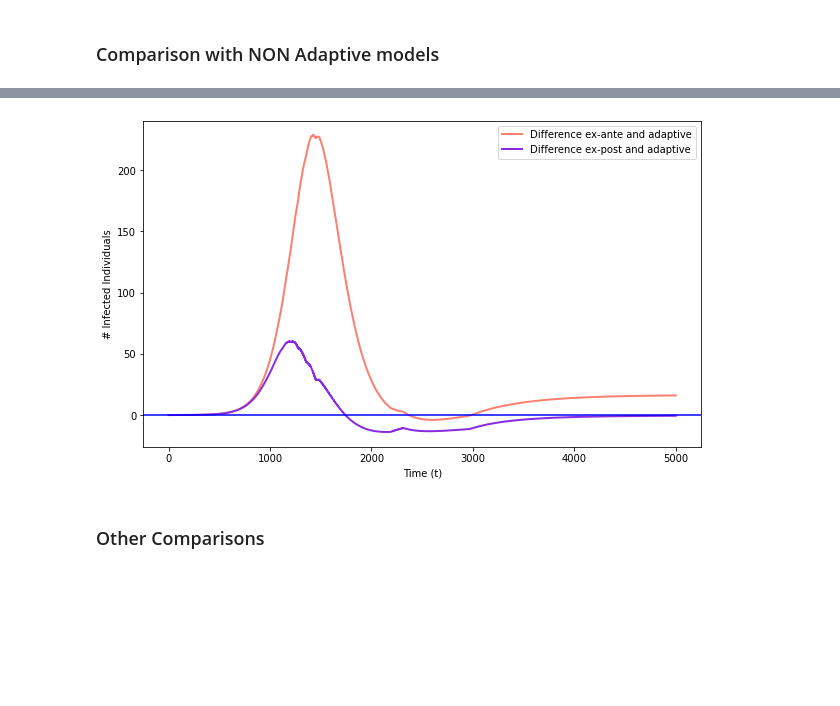
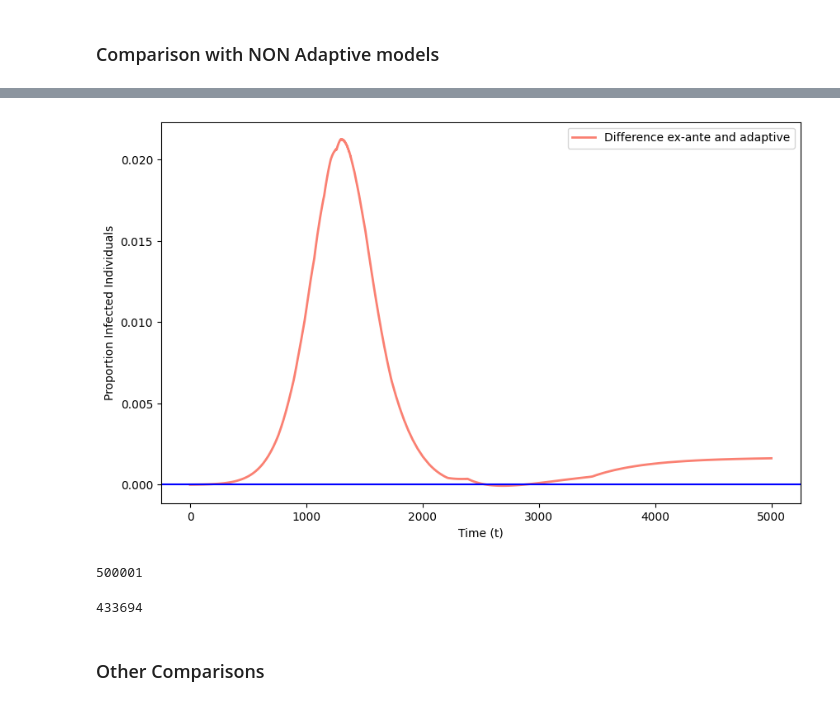
Before and after one commit to JimmyCalvoMonge/adaptive, a Jupyter notebook: code/adaptive/experiments/adaptive_use.ipynb, the cells around one changed output, grey strips where cells are left out. Cells and saved outputs as stored; diff of their text form; code cells hidden in the pictures; blank space fills up the shorter version.

```diff
--- a/code/adaptive/experiments/adaptive_use.ipynb
+++ b/code/adaptive/experiments/adaptive_use.ipynb
@@ -151,7 +149,7 @@ b_z = 30 # Making the max utility attained at b_z/2
 a_s = 0
 a_i = 0
 a_z = 0
-nu = 0.01375
+nu = 0.0135
 tau = 12
 delta = 0.9986
 
@@ -166,7 +164,7 @@ def u_z(a):
 ### Simulation parameters
 t_max = 5000
 steps = 100
-x00 = [9999, 1, 0]
+x00 = [999, 1, 0]
 # %% [markdown]
 ### Paste uni-step solutions through time
 # %%
@@ -425,23 +427,33 @@ Adaptive: 1747.42
 # %%
-diff_ante_adaptive = [instance_non_adaptive_ex_ante.I[i] - instance_adaptive.I[i] for i in range(len(instance_non_adaptive_ex_ante.I))]
-diff_post_adaptive = [instance_non_adaptive_ex_post.I[i] - instance_adaptive.I[i] for i in range(len(instance_non_adaptive_ex_post.I))]
+diff_ante_adaptive = [instance_non_adaptive_ex_ante.I[i] - instance_adaptive.I[i] for i in range(len(instance_adaptive.I))]
+diff_post_adaptive = [instance_non_adaptive_ex_post.I[i] - instance_adaptive.I[i] for i in range(len(instance_adaptive.I))]
+
+diff_ante_adaptive = [v/1000 for v in diff_ante_adaptive]
 
 plt.plot(
-    np.linspace(0,t_max,len(instance_non_adaptive_ex_ante.I)),
+    np.linspace(0,t_max,len(instance_adaptive.I)),
     diff_ante_adaptive, "salmon", label="Difference ex-ante and adaptive", linewidth=2)
-plt.plot(
-    np.linspace(0,t_max,len(instance_non_adaptive_ex_ante.I)),
-    diff_post_adaptive, "blueviolet", label="Difference ex-post and adaptive", linewidth=2)
+# plt.plot(
+#     np.linspace(0,t_max,len(instance_non_adaptive_ex_ante.I)),
+#     diff_post_adaptive, "blueviolet", label="Difference ex-post and adaptive", linewidth=2)
 
 plt.axhline(y = 0, color = 'b')
 
 plt.xlabel("Time (t)")
-plt.ylabel("# Infected Individuals")
+plt.ylabel("Proportion Infected Individuals")
 plt.legend(loc = "upper right")
 plt.rcParams["figure.figsize"] = (10,6)
 plt.show()
 # %% [output]
-[figure, old version]
+[figure, new version]
+# %%
+len(instance_non_adaptive_ex_ante.I)
+# %% [output]
+500001
+# %%
+len(instance_adaptive.I)
+# %% [output]
+433694
 # %% [markdown]
 ### Other Comparisons
 # %% [markdown]
```
Also changed, not shown: parts of 8 cells of this notebook, 9 other files.
